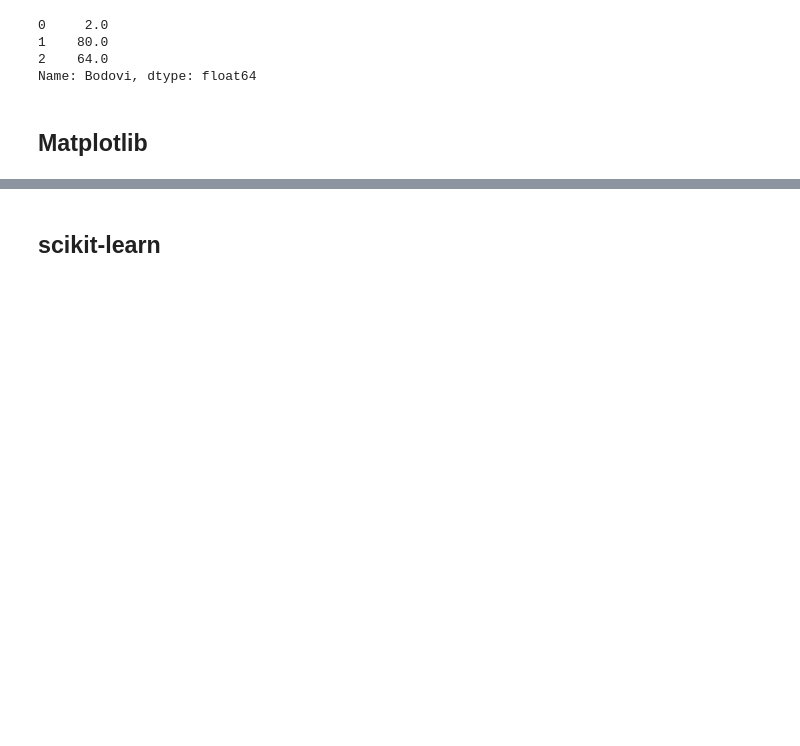
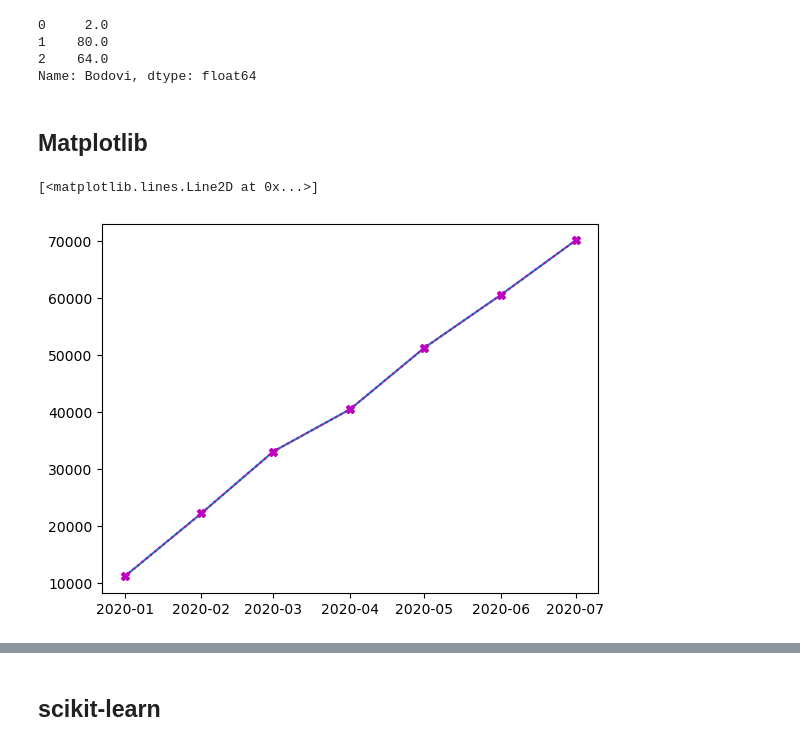
Before and after one commit to nparadina/AlgebraDS, a Jupyter notebook: biljeske.ipynb, the cells around one changed output, grey strips where cells are left out. Saved outputs shown, nothing was run; the diff lists cells and outputs as text; code cells hidden in the pictures; blank space fills up the shorter version.

```diff
--- a/biljeske.ipynb
+++ b/biljeske.ipynb
@@ -873,3 +870,20 @@ memory usage: 204.0+ bytes
 Name: Bodovi, dtype: float64
 # %% [markdown]
 ## Matplotlib
+# %%
+import matplotlib.pyplot as plt
+import pandas as pd
+
+pod={"temperatura":[11111,22200,33030,40444,51234,60554,70050],\
+      "datum":['2020-01','2020-02','2020-03','2020-04','2020-05','2020-06','2020-07']
+    }
+df=pd.DataFrame(pod)
+df.datum=pd.to_datetime(df.datum, format='%Y-%m')
+
+# osnovni plot
+plt.plot(df.datum, df.temperatura)
+# uz dodavanje stila
+plt.plot(df.datum, df.temperatura,'X:m') #marker, vrsta linije, boja
+# %% [output]
+[<matplotlib.lines.Line2D at 0x...>]
+[figure, added]
```
Also changed, not shown: parts of 23 cells of this notebook, 2 other files.
